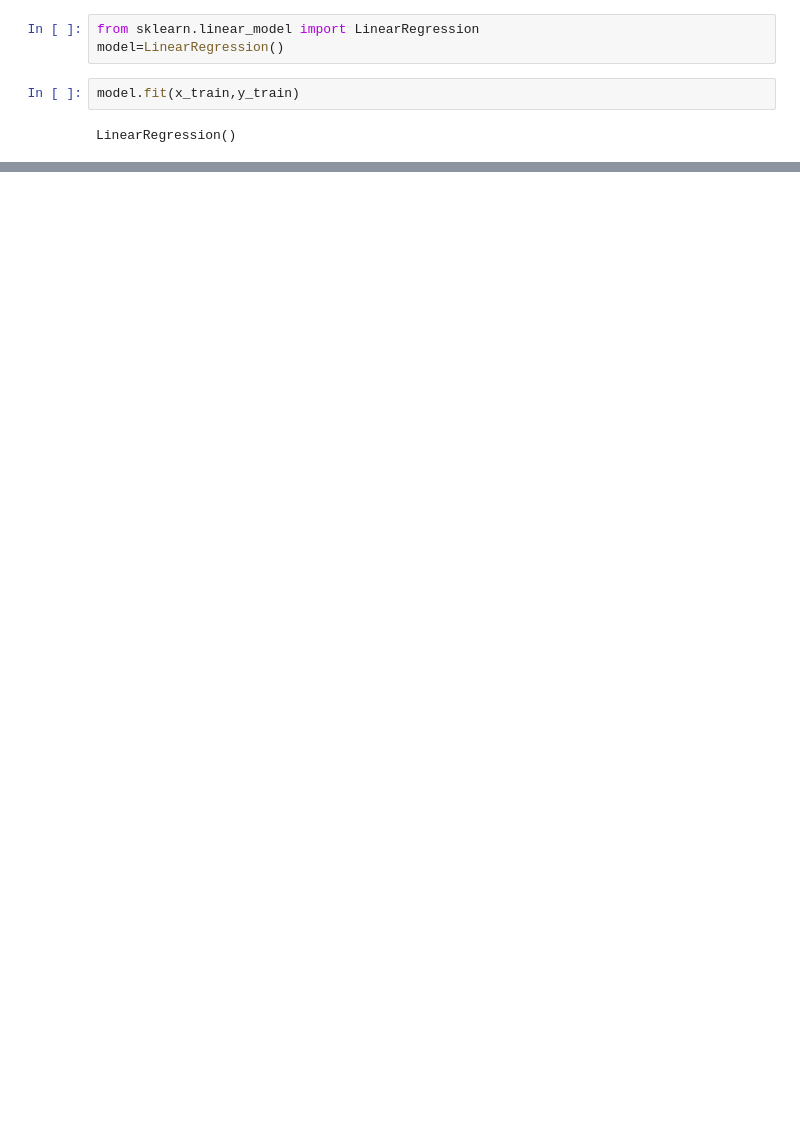
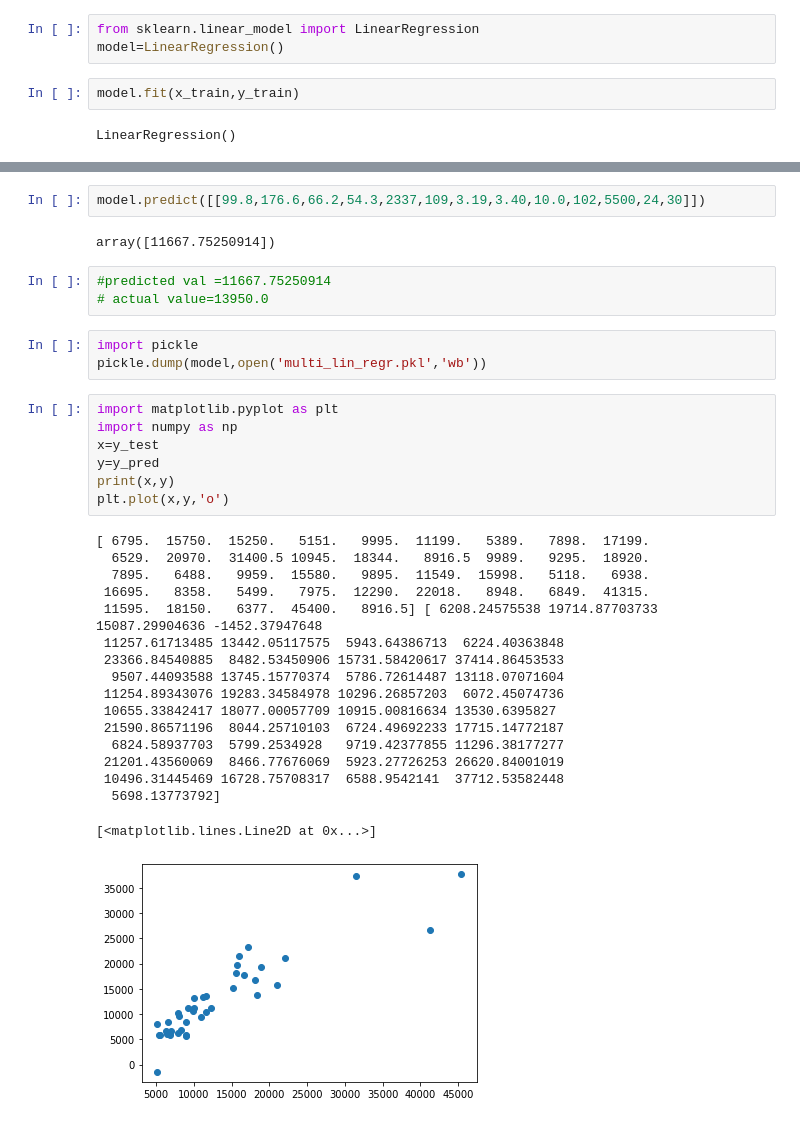
Before and after one commit to siddusuhaas/LEARNING-REFERENCES, a Jupyter notebook: multi_linear_regression.ipynb, the cells around one changed output, grey strips where cells are left out. Drawn from its saved outputs; the diff is of its cells as text; blank space fills up the shorter version.

```diff
--- a/multi_linear_regression.ipynb
+++ b/multi_linear_regression.ipynb
@@ -186,0 +204,35 @@ df1.plot(figsize=(20,9),kind='bar')
+# %%
+model.predict([[99.8,176.6,66.2,54.3,2337,109,3.19,3.40,10.0,102,5500,24,30]])
+# %% [output]
+array([11667.75250914])
+# %%
+#predicted val =11667.75250914
+# actual value=13950.0
+# %%
+import pickle
+pickle.dump(model,open('multi_lin_regr.pkl','wb'))
+# %%
+import matplotlib.pyplot as plt
+import numpy as np
+x=y_test
+y=y_pred
+print(x,y)
+plt.plot(x,y,'o')
+# %% [output]
+[ 6795.  15750.  15250.   5151.   9995.  11199.   5389.   7898.  17199.
+  6529.  20970.  31400.5 10945.  18344.   8916.5  9989.   9295.  18920.
+  7895.   6488.   9959.  15580.   9895.  11549.  15998.   5118.   6938.
+ 16695.   8358.   5499.   7975.  12290.  22018.   8948.   6849.  41315.
+ 11595.  18150.   6377.  45400.   8916.5] [ 6208.24575538 19714.87703733 15087.29904636 -1452.37947648
+ 11257.61713485 13442.05117575  5943.64386713  6224.40363848
+ 23366.84540885  8482.53450906 15731.58420617 37414.86453533
+  9507.44093588 13745.15770374  5786.72614487 13118.07071604
+ 11254.89343076 19283.34584978 10296.26857203  6072.45074736
+ 10655.33842417 18077.00057709 10915.00816634 13530.6395827
+ 21590.86571196  8044.25710103  6724.49692233 17715.14772187
+  6824.58937703  5799.2534928   9719.42377855 11296.38177277
+ 21201.43560069  8466.77676069  5923.27726253 26620.84001019
+ 10496.31445469 16728.75708317  6588.9542141  37712.53582448
+  5698.13773792]
+[<matplotlib.lines.Line2D at 0x...>]
+[figure, added]
```
Also changed, not shown: parts of 12 cells of this notebook, 5 other files.
